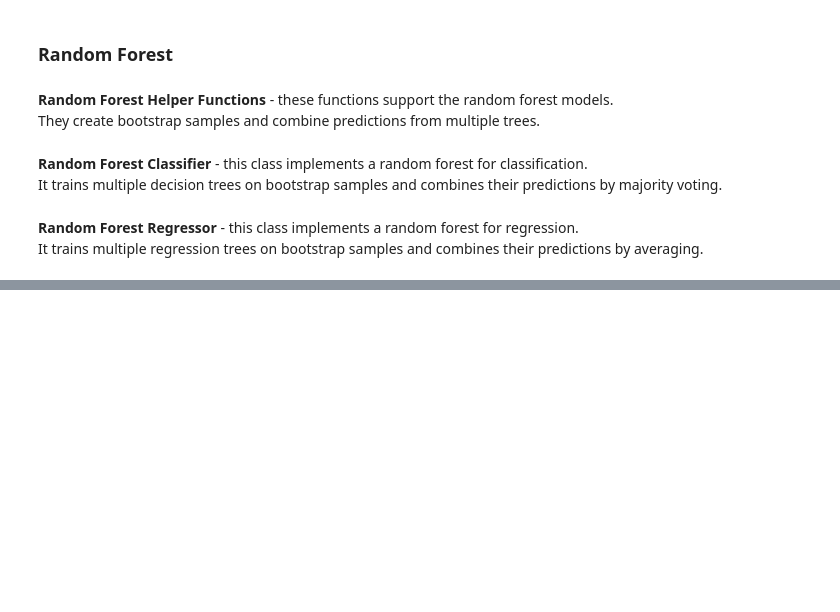
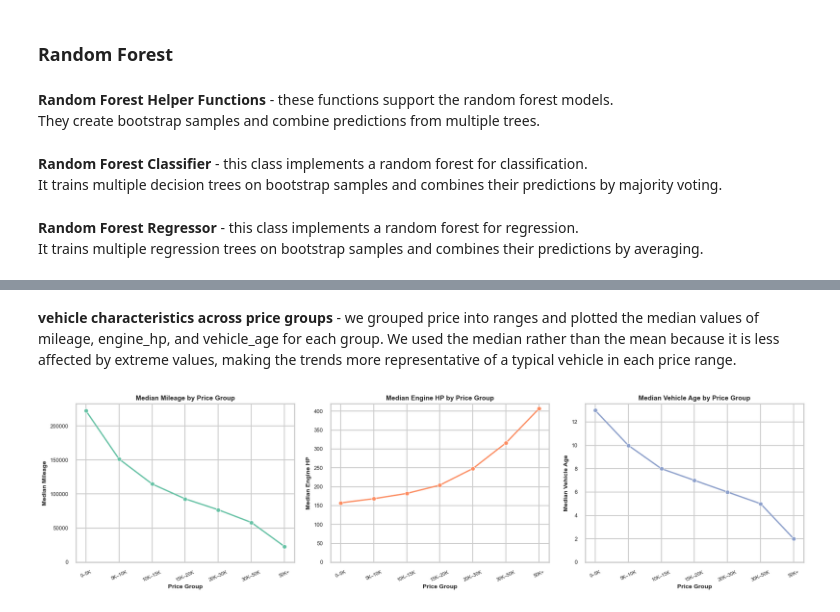
Before and after one commit to reychely/ML_HW1, a Jupyter notebook: HW1_209807130_212703813.ipynb, the cells around one changed output, grey strips where cells are left out. Saved outputs shown, nothing was run; the diff lists cells and outputs as text; code cells hidden in the pictures; blank space fills up the shorter version.

```diff
--- a/HW1_209807130_212703813.ipynb
+++ b/HW1_209807130_212703813.ipynb
@@ -681,0 +628,79 @@ plt.show()
+# %% [markdown]
+**vehicle characteristics across price groups** - we grouped price into ranges and plotted the median values of mileage, engine_hp, and vehicle_age for each group.
+We used the median rather than the mean because it is less affected by extreme values, making the trends more representative of a typical vehicle in each price range.
+# %%
+price_bins = [0, 5000, 10000, 15000, 20000, 30000, 50000, float("inf")]
+price_labels = ["0–5K", "5K–10K", "10K–15K", "15K–20K", "20K–30K", "30K–50K", "50K+"]
+
+df["price_group"] = pd.cut(
+    df["price"],
+    bins=price_bins,
+    labels=price_labels,
+    include_lowest=True
+)
+
+price_summary = (
+    df.groupby("price_group", observed=False)[["mileage", "engine_hp", "vehicle_age"]]
+    .median()
+    .reset_index()
+)
+
+set2_colors = sns.color_palette("Set2")
+
+fig, axes = plt.subplots(1, 3, figsize=(18, 5), sharex=False)
+
+sns.lineplot(
+    data=price_summary,
+    x="price_group",
+    y="mileage",
+    marker="o",
+    color=set2_colors[0],
+    linewidth=2.2,
+    markersize=7,
+    ax=axes[0]
+)
+axes[0].set_title("Median Mileage by Price Group", fontsize=11)
+axes[0].set_xlabel("Price Group", fontsize=10)
+axes[0].set_ylabel("Median Mileage", fontsize=10)
+axes[0].tick_params(axis="x", labelsize=8, rotation=25)
+axes[0].tick_params(axis="y", labelsize=9)
+axes[0].set_ylim(bottom=0)
+
+sns.lineplot(
+    data=price_summary,
+    x="price_group",
+    y="engine_hp",
+    marker="o",
+    color=set2_colors[1],
+    linewidth=2.2,
+    markersize=7,
+    ax=axes[1]
+)
+axes[1].set_title("Median Engine HP by Price Group", fontsize=11)
+axes[1].set_xlabel("Price Group", fontsize=10)
+axes[1].set_ylabel("Median Engine HP", fontsize=10)
+axes[1].tick_params(axis="x", labelsize=8, rotation=25)
+axes[1].tick_params(axis="y", labelsize=9)
+axes[1].set_ylim(bottom=0)
+
+sns.lineplot(
+    data=price_summary,
+    x="price_group",
+    y="vehicle_age",
+    marker="o",
+    color=set2_colors[2],
+    linewidth=2.2,
+    markersize=7,
+    ax=axes[2]
+)
+axes[2].set_title("Median Vehicle Age by Price Group", fontsize=11)
+axes[2].set_xlabel("Price Group", fontsize=10)
+axes[2].set_ylabel("Median Vehicle Age", fontsize=10)
+axes[2].tick_params(axis="x", labelsize=8, rotation=25)
+axes[2].tick_params(axis="y", labelsize=9)
+axes[2].set_ylim(bottom=0)
+
+plt.tight_layout()
+plt.show()
+# %% [output]
+[figure, added]
```
Also changed, not shown: parts of 19 cells of this notebook.
